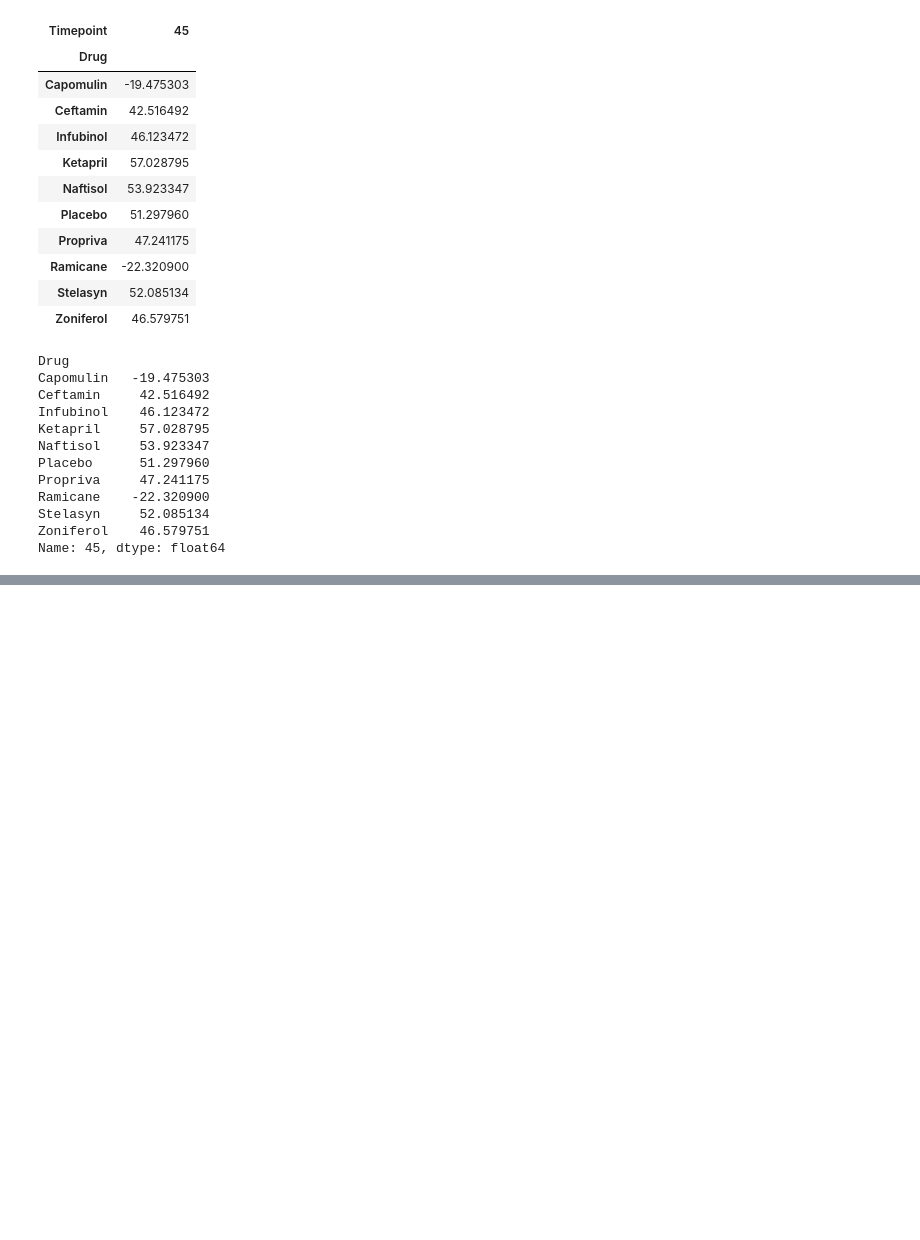
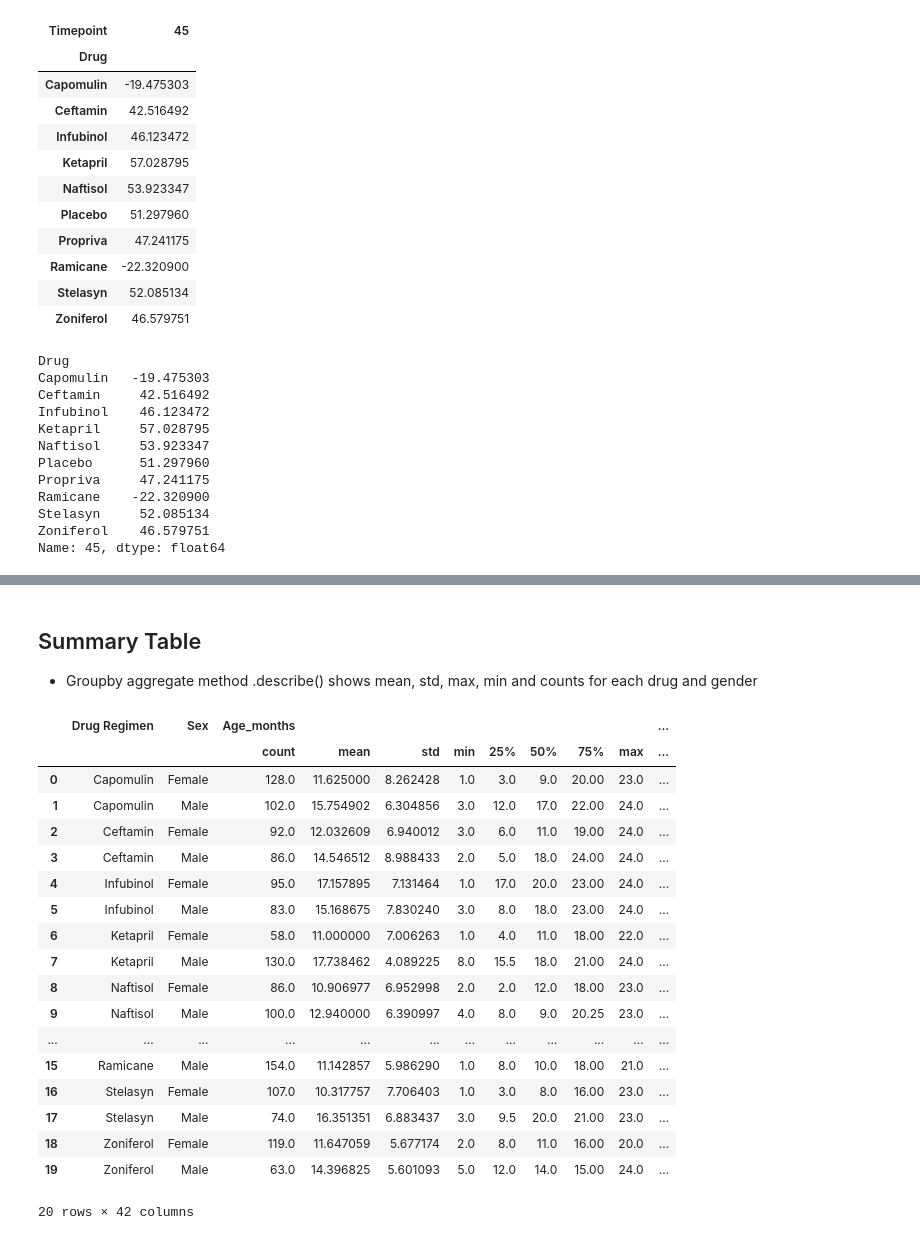
Before and after one commit to mrichtmyer/matplotlib-HW, a Jupyter notebook: pymaceuticals_starter.ipynb, the cells around one changed output, grey strips where cells are left out. Drawn from its saved outputs; the diff is of its cells as text; code cells hidden in the pictures; blank space fills up the shorter version.

```diff
--- a/pymaceuticals_starter.ipynb
+++ b/pymaceuticals_starter.ipynb
@@ -297,0 +336,26 @@ Rectangle(xy=(8.75, 0), width=0.5, height=57.0288, angle=0)
+# %% [markdown]
+## Summary Table
+* Groupby aggregate method .describe() shows mean, std, max, min and counts for each drug and gender
+# %%
+gb = df.groupby(["Drug Regimen","Sex"]).describe().reset_index()
+gb
+# %% [output]
+|  | Drug Regimen | Sex | Age_months |  |  |  |  |  |  |  | ... |
+|  |  |  | count | mean | std | min | 25% | 50% | 75% | max | ... |
+| 0 | Capomulin | Female | 128.0 | 11.625000 | 8.262428 | 1.0 | 3.0 | 9.0 | 20.00 | 23.0 | ... |
+| 1 | Capomulin | Male | 102.0 | 15.754902 | 6.304856 | 3.0 | 12.0 | 17.0 | 22.00 | 24.0 | ... |
+| 2 | Ceftamin | Female | 92.0 | 12.032609 | 6.940012 | 3.0 | 6.0 | 11.0 | 19.00 | 24.0 | ... |
+| 3 | Ceftamin | Male | 86.0 | 14.546512 | 8.988433 | 2.0 | 5.0 | 18.0 | 24.00 | 24.0 | ... |
+| 4 | Infubinol | Female | 95.0 | 17.157895 | 7.131464 | 1.0 | 17.0 | 20.0 | 23.00 | 24.0 | ... |
+| 5 | Infubinol | Male | 83.0 | 15.168675 | 7.830240 | 3.0 | 8.0 | 18.0 | 23.00 | 24.0 | ... |
+| 6 | Ketapril | Female | 58.0 | 11.000000 | 7.006263 | 1.0 | 4.0 | 11.0 | 18.00 | 22.0 | ... |
+| 7 | Ketapril | Male | 130.0 | 17.738462 | 4.089225 | 8.0 | 15.5 | 18.0 | 21.00 | 24.0 | ... |
+| 8 | Naftisol | Female | 86.0 | 10.906977 | 6.952998 | 2.0 | 2.0 | 12.0 | 18.00 | 23.0 | ... |
+| 9 | Naftisol | Male | 100.0 | 12.940000 | 6.390997 | 4.0 | 8.0 | 9.0 | 20.25 | 23.0 | ... |
+| ... | ... | ... | ... | ... | ... | ... | ... | ... | ... | ... | ... |
+| 15 | Ramicane | Male | 154.0 | 11.142857 | 5.986290 | 1.0 | 8.0 | 10.0 | 18.00 | 21.0 | ... |
+| 16 | Stelasyn | Female | 107.0 | 10.317757 | 7.706403 | 1.0 | 3.0 | 8.0 | 16.00 | 23.0 | ... |
+| 17 | Stelasyn | Male | 74.0 | 16.351351 | 6.883437 | 3.0 | 9.5 | 20.0 | 21.00 | 23.0 | ... |
+| 18 | Zoniferol | Female | 119.0 | 11.647059 | 5.677174 | 2.0 | 8.0 | 11.0 | 16.00 | 20.0 | ... |
+| 19 | Zoniferol | Male | 63.0 | 14.396825 | 5.601093 | 5.0 | 12.0 | 14.0 | 15.00 | 24.0 | ... |
+20 rows × 42 columns
```
Also changed, not shown: parts of 15 cells of this notebook.
